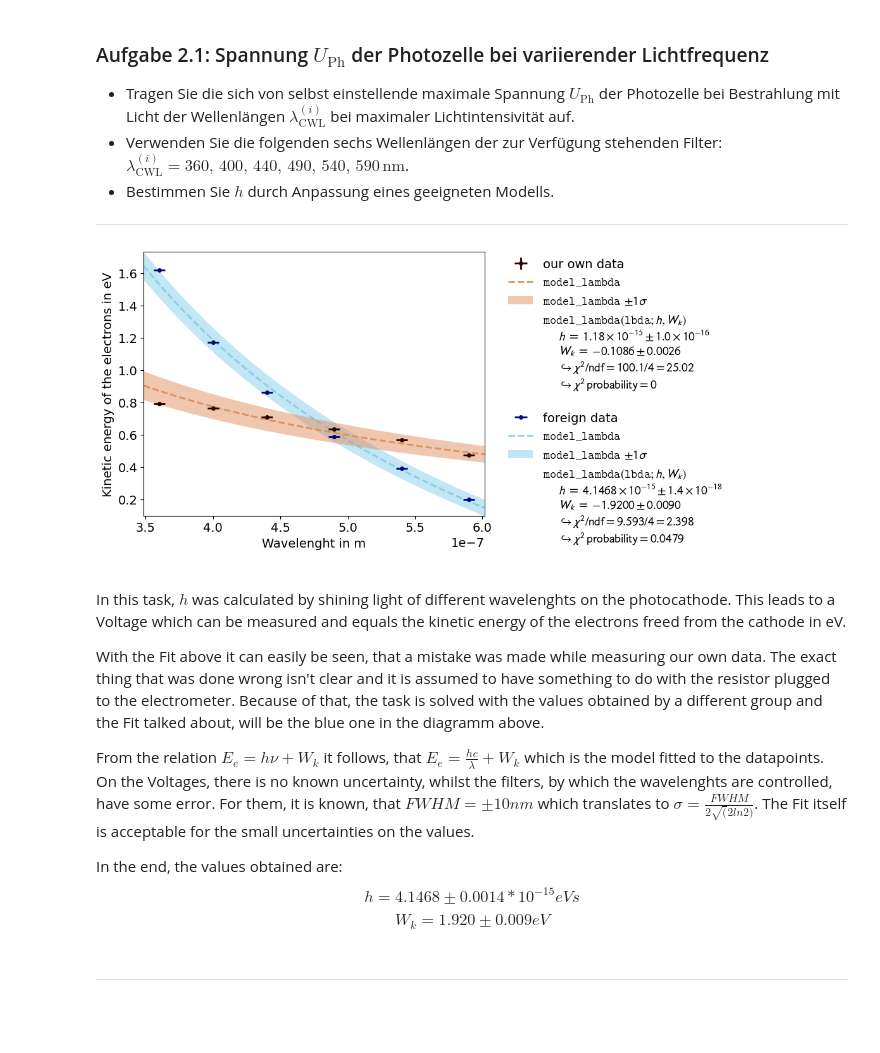
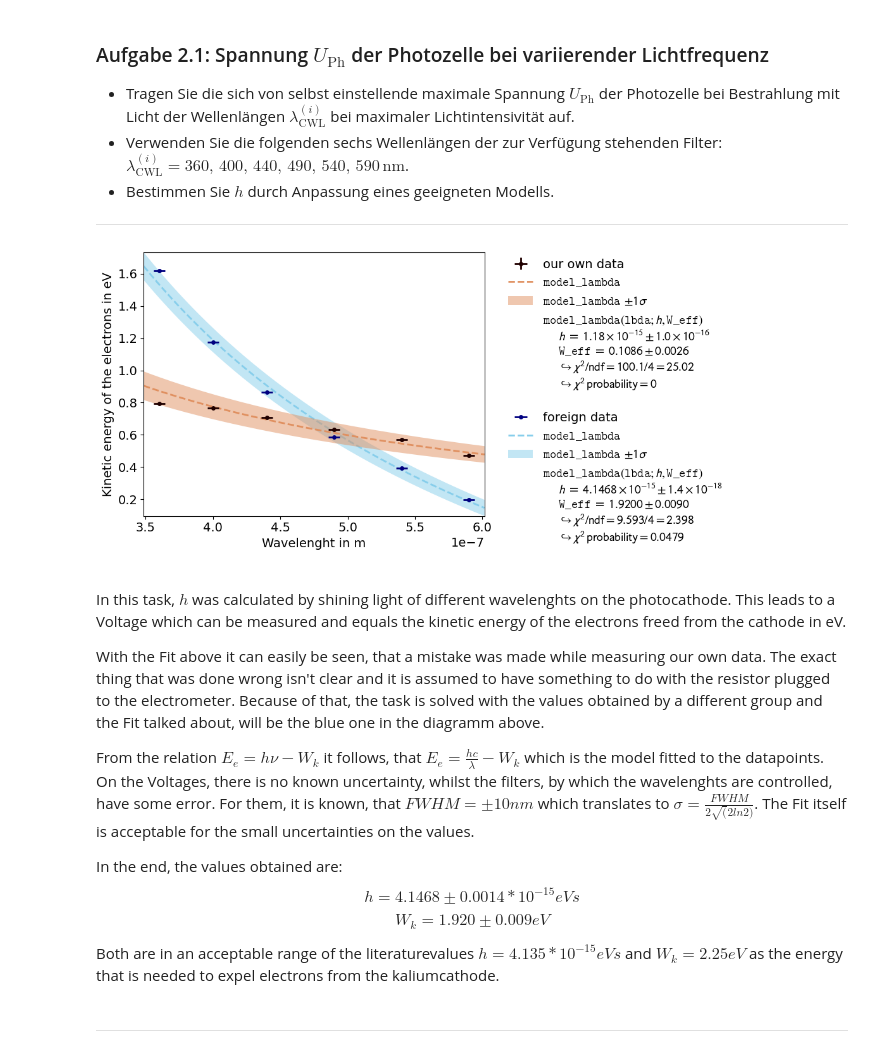
Before and after one commit to MRNock04/P2, a Jupyter notebook: Photoeffekt/Photoeffekt.ipynb, the cells around one changed output. Cells and saved outputs as stored; diff of their text form; code cells hidden in the pictures; blank space fills up the shorter version.

```diff
--- a/Photoeffekt/Photoeffekt.ipynb
+++ b/Photoeffekt/Photoeffekt.ipynb
@@ -205,44 +205,46 @@ lam_std = 10**(-8) / (2 * np.sqrt(2 * np.log(2)))
 U_bar = [np.mean(n1),np.mean(n2),np.mean(n3),np.mean(n4),np.mean(n5),np.mean(n6)]
 U_bar_std = [np.std(n1),np.std(n2),np.std(n3),np.std(n4),np.std(n5),np.std(n6)]
 # %%
-def model_lambda(lbda, h=4*10**-15, W_k=-2):
-    return c*h/lbda + W_k
+def model_lambda(lbda, h=4*10**-15, W_eff=2):
+    return c*h/lbda - W_eff
 
 # data obtained by others
 for_data = np.array([[1.618, 1.619, 1.6199], [1.1747, 1.1746, 1.1745], [0.865,0.864, 0.8622], [0.5873, 0.5872, 0.5874], [0.3920, 0.3926, 0.3919], [0.1983,0.1978, 0.1982]])
 for_U_bar = unp.nominal_values(unp.uarray(np.mean(for_data, axis=1), np.std(for_data, axis=1, ddof=1)))
 
 xy_data = kafe2.XYContainer(lam,U_bar)
 xy_data.label = 'our own data'
 xy_data.axis_labels = ('Wavelenght in m', 'Kinetic energy of the electrons in eV')
 for_xy_data = kafe2.XYContainer(lam,for_U_bar)
 for_xy_data.label = 'foreign data'
 for_xy_data.axis_labels = xy_data.axis_labels
 
 fit = kafe2.XYFit(xy_data,model_lambda)
 fit.add_error('x',err_val=lam_std)
 fit.add_error('y',err_val=U_bar_std)
 fit.do_fit()
 
 for_fit = kafe2.XYFit(for_xy_data,model_lambda)
 for_fit.add_error('x',err_val=lam_std)
 for_fit.do_fit()
 
 plot=kafe2.Plot([fit,for_fit])
 plot.plot()
 plt.show()
 # %% [output]
-[figure, old version]
+[figure, new version]
 # %% [markdown]
 In this task, $h$ was calculated by shining light of different wavelenghts on the photocathode. This leads to a Voltage which can be measured and equals the kinetic energy of the electrons freed from the cathode in eV.
 
 With the Fit above it can easily be seen, that a mistake was made while measuring our own data. The exact thing that was done wrong isn't clear and it is assumed to have something to do with the resistor plugged to the electrometer. Because of that, the task is solved with the values obtained by a different group and the Fit talked about, will be the blue one in the diagramm above.
 
-From the relation $E_e = h\nu + W_k$ it follows, that $E_e = \frac{hc}{\lambda} + W_k$ which is the model fitted to the datapoints. On the Voltages, there is no known uncertainty, whilst the filters, by which the wavelenghts are controlled, have some error. For them, it is known, that $FWHM = \pm 10nm$ which translates to $\sigma = \frac{FWHM}{2\sqrt(2ln2)}$. The Fit itself is acceptable for the small uncertainties on the values.
+From the relation $E_e = h\nu - W_k$ it follows, that $E_e = \frac{hc}{\lambda} - W_k$ which is the model fitted to the datapoints. On the Voltages, there is no known uncertainty, whilst the filters, by which the wavelenghts are controlled, have some error. For them, it is known, that $FWHM = \pm 10nm$ which translates to $\sigma = \frac{FWHM}{2\sqrt(2ln2)}$. The Fit itself is acceptable for the small uncertainties on the values.
 
 In the end, the values obtained are:
 $$h = 4.1468 \pm 0.0014 * 10^{-15} eVs$$
 $$W_k = 1.920 \pm 0.009 eV$$
+
+Both are in an acceptable range of the literaturevalues $h = 4.135*10^{-15} eVs$ and $W_k = 2.25 eV$ as the energy that is needed to expel electrons from the kaliumcathode.
 # %% [markdown]
 ---
 # %% [markdown]
```
Also changed, not shown: parts of 4 cells of this notebook, 2 other files.
